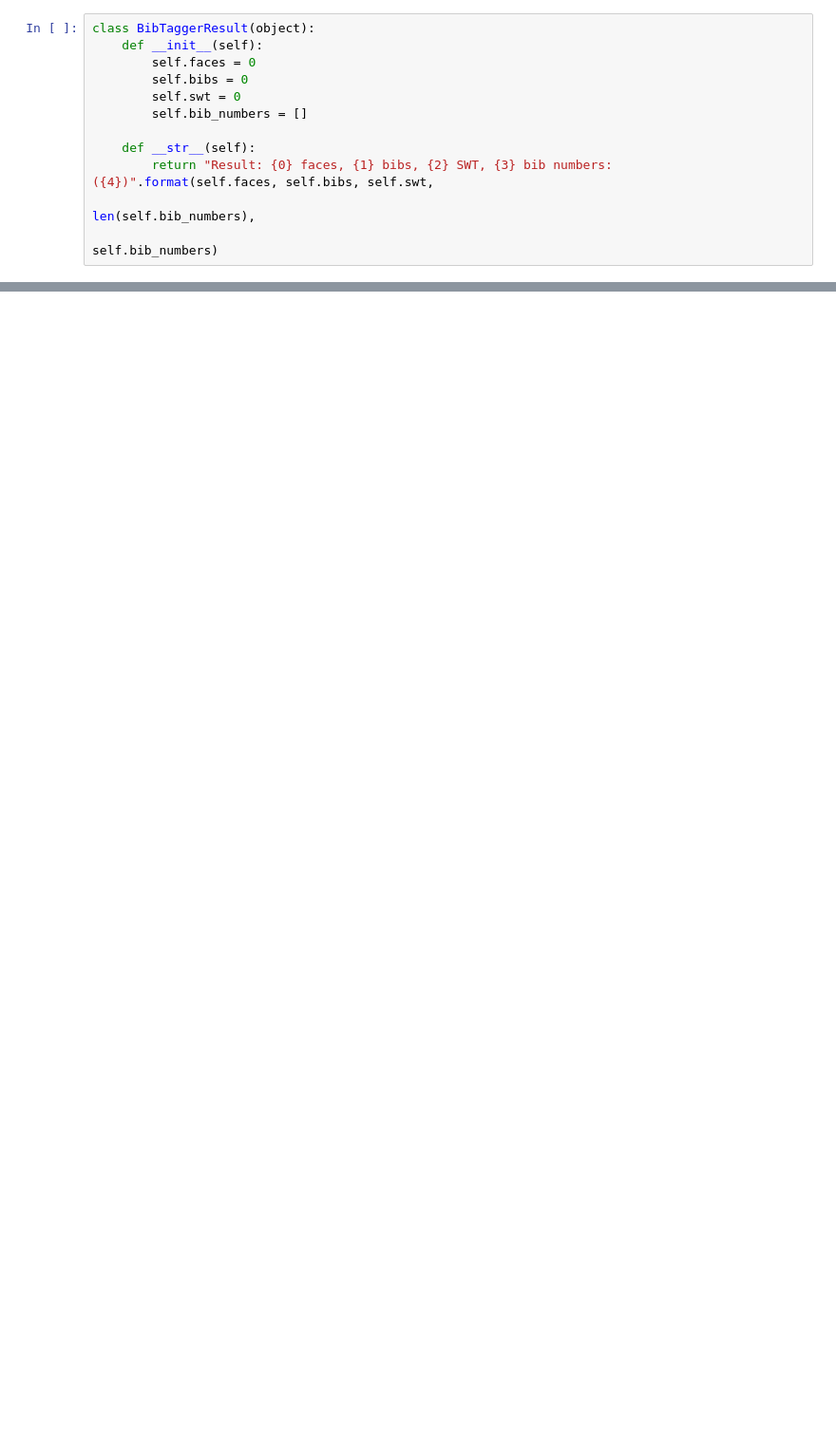
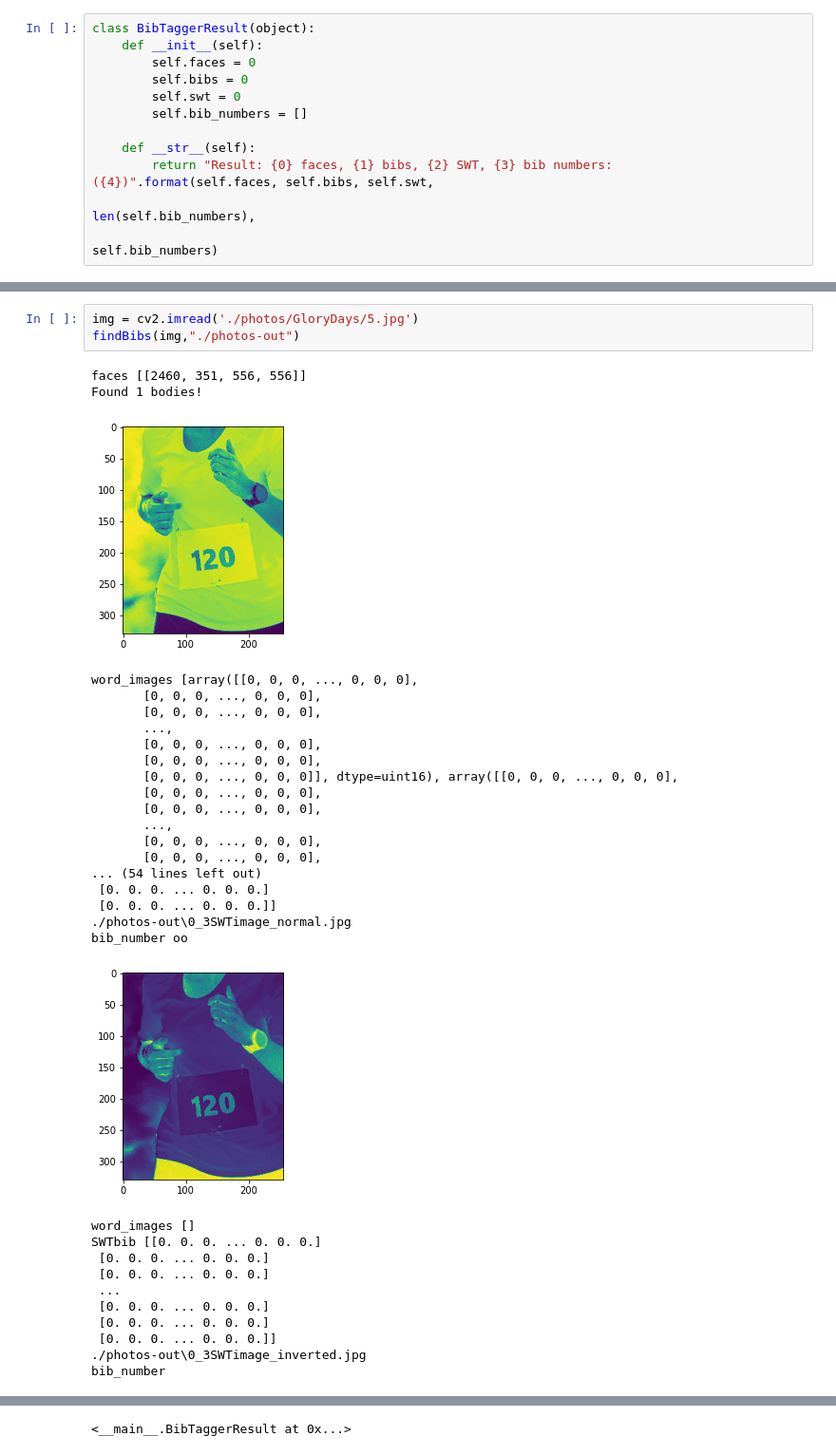
Before and after one commit to gdunghi/bib_detection, a Jupyter notebook: bibtagger.ipynb, the cells around one changed output, grey strips where cells are left out. Shown at 95% size. Saved outputs shown, nothing was run; the diff lists cells and outputs as text; blank space fills up the shorter version.

```diff
--- a/bibtagger.ipynb
+++ b/bibtagger.ipynb
@@ -314,0 +731,35 @@ AttributeError: 'Bib' object has no attribute 'corners'
+# %%
+img = cv2.imread('./photos/GloryDays/5.jpg')
+findBibs(img,"./photos-out")
+# %% [output]
+faces [[2460, 351, 556, 556]]
+Found 1 bodies!
+[figure, added]
+word_images [array([[0, 0, 0, ..., 0, 0, 0],
+       [0, 0, 0, ..., 0, 0, 0],
+       [0, 0, 0, ..., 0, 0, 0],
+       ...,
+       [0, 0, 0, ..., 0, 0, 0],
+       [0, 0, 0, ..., 0, 0, 0],
+       [0, 0, 0, ..., 0, 0, 0]], dtype=uint16), array([[0, 0, 0, ..., 0, 0, 0],
+       [0, 0, 0, ..., 0, 0, 0],
+       [0, 0, 0, ..., 0, 0, 0],
+       ...,
+       [0, 0, 0, ..., 0, 0, 0],
+       [0, 0, 0, ..., 0, 0, 0],
+... (54 lines left out)
+ [0. 0. 0. ... 0. 0. 0.]
+ [0. 0. 0. ... 0. 0. 0.]]
+./photos-out\0_3SWTimage_normal.jpg
+bib_number oo
+[figure, added]
+word_images []
+SWTbib [[0. 0. 0. ... 0. 0. 0.]
+ [0. 0. 0. ... 0. 0. 0.]
+ [0. 0. 0. ... 0. 0. 0.]
+ ...
+ [0. 0. 0. ... 0. 0. 0.]
+ [0. 0. 0. ... 0. 0. 0.]
+ [0. 0. 0. ... 0. 0. 0.]]
+./photos-out\0_3SWTimage_inverted.jpg
+bib_number
@@ -314,0 +784 @@ AttributeError: 'Bib' object has no attribute 'corners'
+<__main__.BibTaggerResult at 0x...>
```
Also changed, not shown: parts of 11 cells of this notebook, 4 other files.
